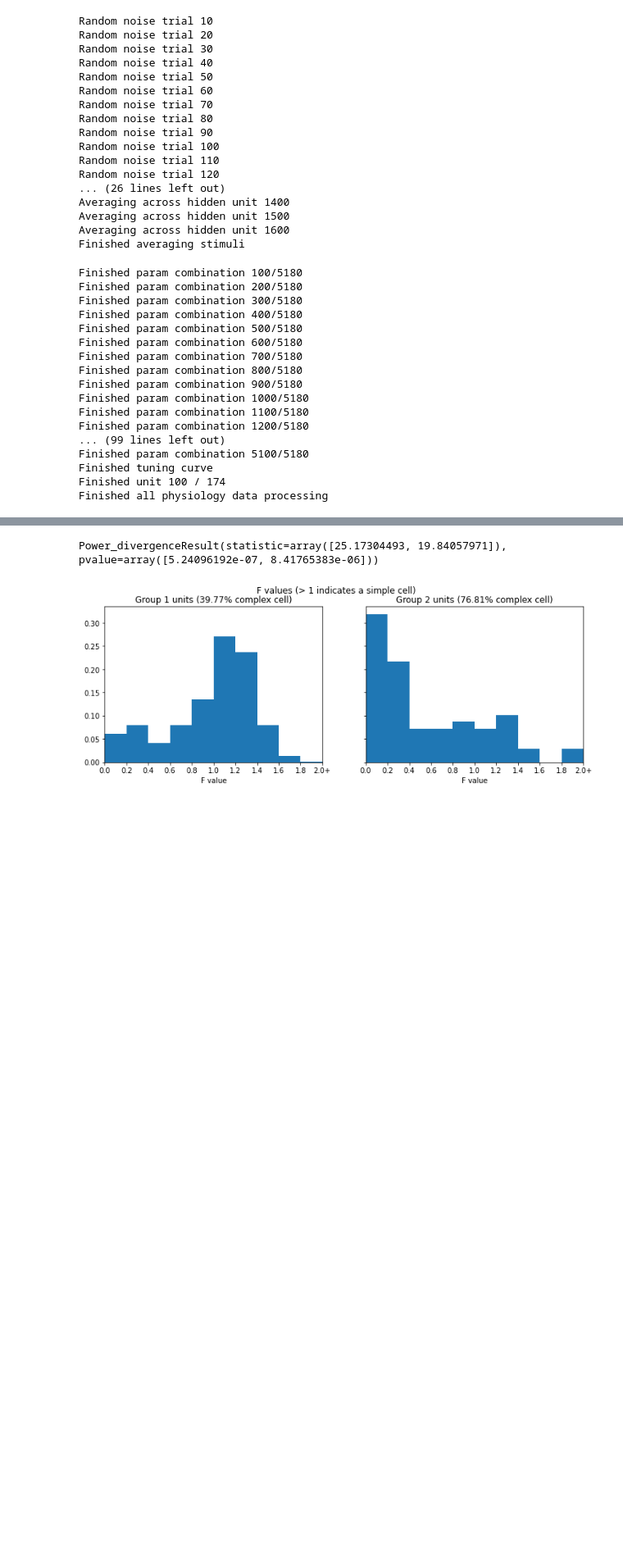
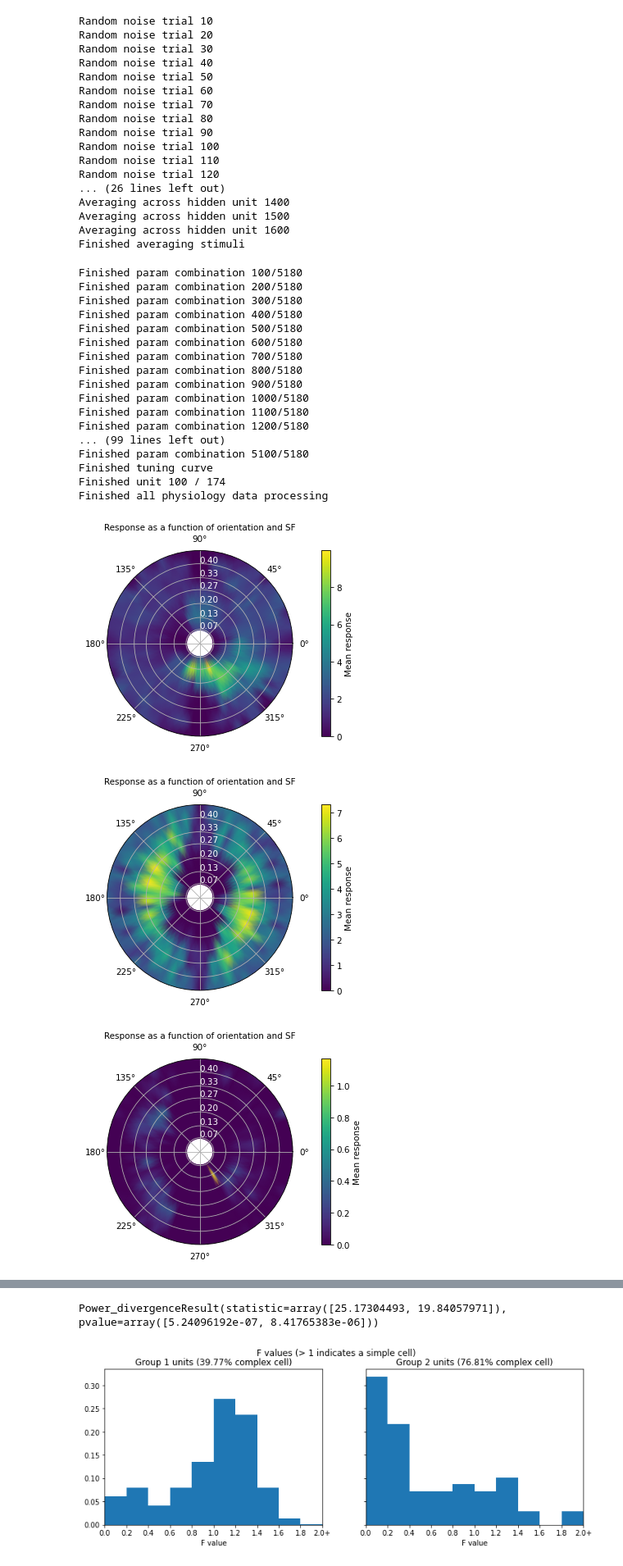
Before and after one commit to sebbkw/rnn, a Jupyter notebook: analyse_network.ipynb, the cells around one changed output, grey strips where cells are left out. Shown at 82% size. Drawn from its saved outputs; the diff is of its cells as text; code cells hidden in the pictures; blank space fills up the shorter version.

```diff
--- a/analyse_network.ipynb
+++ b/analyse_network.ipynb
@@ -465,35 +468,62 @@ def plot_physiology_data (unit, graphs):
         tf_idx = np.where(TEMPORAL_FREQUENCIES == unit["tf"])[0][0]
 
         fig, ax = plt.subplots(dpi=100)
         plt.imshow(unit["tuning_curve"][:, :, tf_idx])
         plt.colorbar()
         plt.xlabel("Orientation")
         plt.xticks(range(len(ORIENTATIONS)), ORIENTATIONS, size=6)
         plt.ylabel("SF")
         plt.yticks(range(len(SPATIAL_FREQUENCIES)), np.round(SPATIAL_FREQUENCIES, 2), size=6)
-        plt.title("Max unit activity as a function of orientation and SF", size=8)
+        plt.title("Mean unit activity as a function of orientation and SF", size=8)
 
         for index, label in enumerate(ax.xaxis.get_ticklabels()):
             if (index % 4) != 0:
                 label.set_visible(False)
 
         plt.show()
 
     if "preferred_response" in graphs:
         fig = plt.figure()
         plt.plot(unit["preferred_response"])
         if unit["f"]:
             plt.plot(np.arange(CURVE_FIT_OFFSET, T_STEPS), unit["y_est"])
         plt.xlabel("Frame")
         plt.ylabel("Activity")
-        #plt.ylim([0, 5])
         plt.title(
             "F = {}, SF = {}, orientation = {}, TF = {}, unit {}".format(
                 round(unit["f"],2), round(unit["sf"], 2), unit["orientation"], round(unit["tf"],2), unit["unit_idx"]
             )
         )
         plt.show()
 
-for unit in physiology_data_group1[:10]:
-    plot_physiology_data(unit, ["preferred_response"])
-    print("OSI = {}, DSI = {}".format(unit["OSI"], unit["DSI"]))
+    if "polar_tuning_curve" in graphs:
+        tf_idx = np.where(TEMPORAL_FREQUENCIES == unit["tf"])[0][0]
+
+        fig = plt.figure(dpi=75)
+
+        rad = SPATIAL_FREQUENCIES
+        azm = np.radians(ORIENTATIONS)
+        r, th = np.meshgrid(rad, azm)
+        z = unit["tuning_curve"][:, :, tf_idx].transpose()
+
+        ax = plt.subplot(projection="polar")
+        im = plt.pcolormesh(th, r, z, shading='gouraud') # shading='auto', 'nearest' or 'gouraud'
+        plt.grid()
+
+        plt.setp(ax.get_yticklabels(), color="w")
+        ax.set_rticks(np.round(rad, 2))
+        ax.set_rlabel_position(90)
+        ax.set_ylim(0,max(rad))
+        plt.title("Response as a function of orientation and SF", size=10)
+
+        cbar = plt.colorbar(im, pad=0.1)
+        cbar.set_label('Mean response')
+
+        plt.show()
+
+for unit in physiology_data_group2[40:50]:
+    plot_physiology_data(unit, ["polar_tuning_curve"])
+# %% [output]
+[figure, added]
+[figure, added]
+[figure, added]
```
Also changed, not shown: parts of 8 cells of this notebook.
